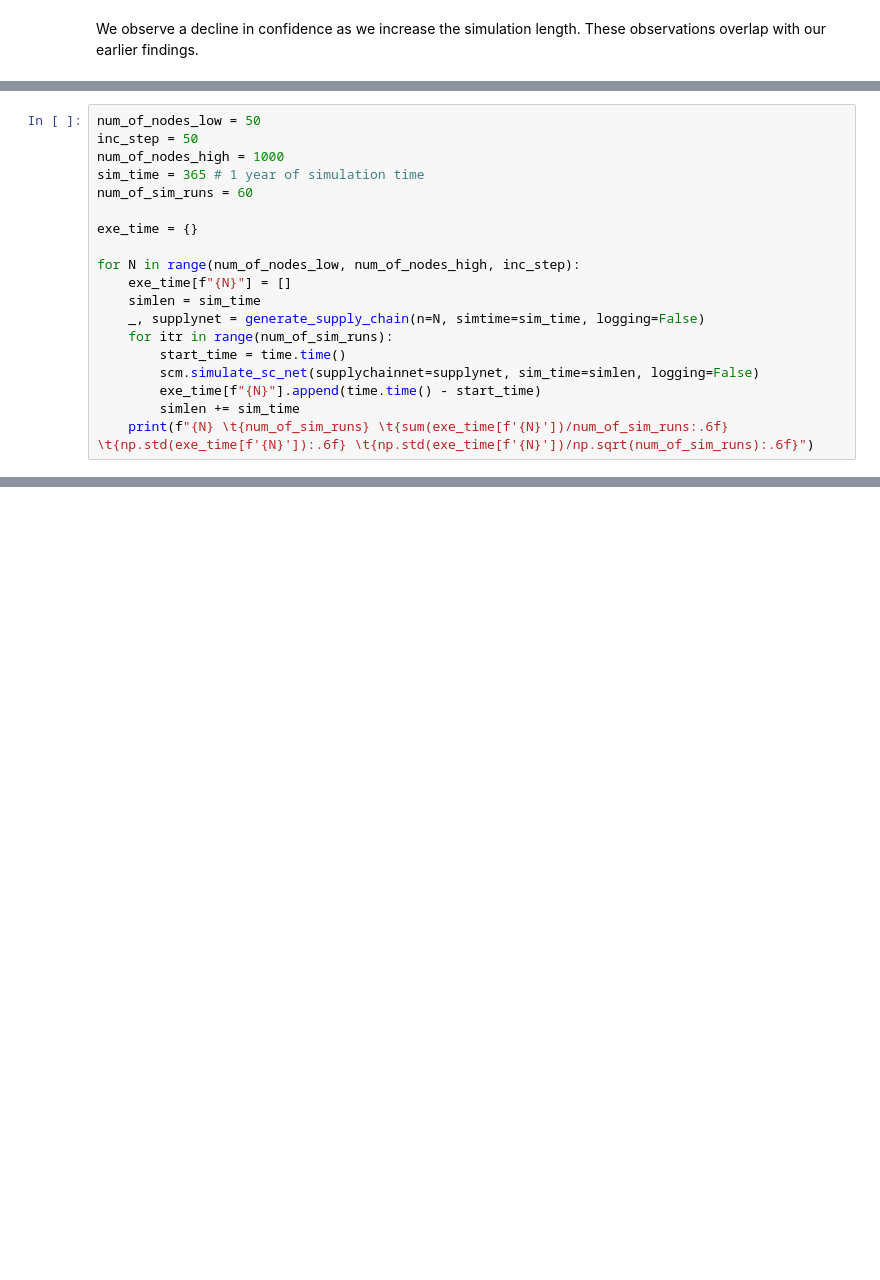
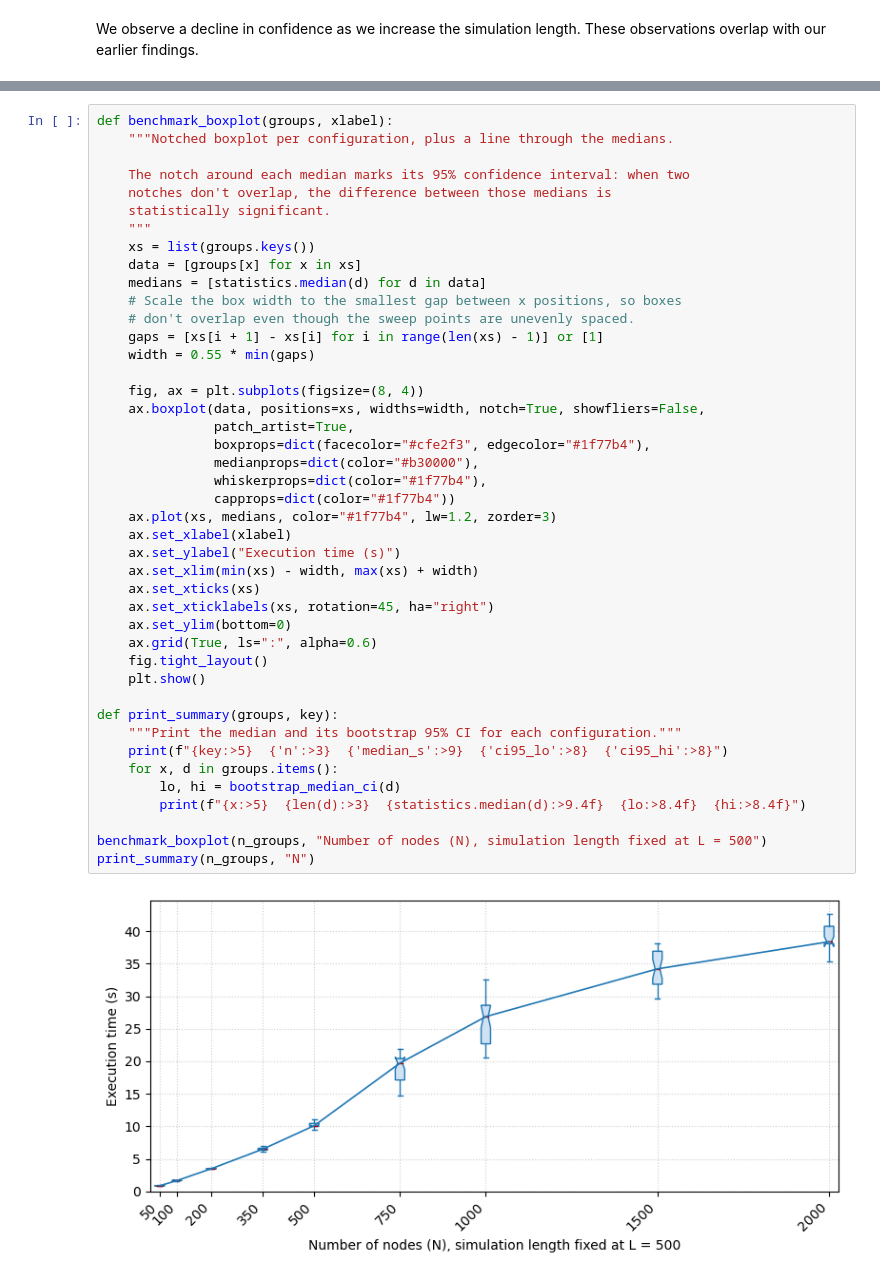
Before and after one commit to SupplyChainSimulation/SupplyNetPy, a Jupyter notebook: examples/notebooks/performance_ana.ipynb, the cells around one changed output, grey strips where cells are left out. Drawn from its saved outputs; the diff is of its cells as text; blank space fills up the shorter version.

```diff
--- a/examples/notebooks/performance_ana.ipynb
+++ b/examples/notebooks/performance_ana.ipynb
@@ -367,19 +288,0 @@ Based on our previous observations, let us create and use a single supply chain
-# %%
-num_of_nodes_low = 50
-inc_step = 50
-num_of_nodes_high = 1000
-sim_time = 365 # 1 year of simulation time
-num_of_sim_runs = 60
-
-exe_time = {}
-
-for N in range(num_of_nodes_low, num_of_nodes_high, inc_step):
-    exe_time[f"{N}"] = []
-    simlen = sim_time
-    _, supplynet = generate_supply_chain(n=N, simtime=sim_time, logging=False)
-    for itr in range(num_of_sim_runs):
-        start_time = time.time()
-        scm.simulate_sc_net(supplychainnet=supplynet, sim_time=simlen, logging=False)
-        exe_time[f"{N}"].append(time.time() - start_time)
-        simlen += sim_time
-    print(f"{N} \t{num_of_sim_runs} \t{sum(exe_time[f'{N}'])/num_of_sim_runs:.6f} \t{np.std(exe_time[f'{N}']):.6f} \t{np.std(exe_time[f'{N}'])/np.sqrt(num_of_sim_runs):.6f}")
@@ -419,0 +345,45 @@ plt.show()
+# %%
+def benchmark_boxplot(groups, xlabel):
+    """Notched boxplot per configuration, plus a line through the medians.
+
+    The notch around each median marks its 95% confidence interval: when two
+    notches don't overlap, the difference between those medians is
+    statistically significant.
+    """
+    xs = list(groups.keys())
+    data = [groups[x] for x in xs]
+    medians = [statistics.median(d) for d in data]
+    # Scale the box width to the smallest gap between x positions, so boxes
+    # don't overlap even though the sweep points are unevenly spaced.
+    gaps = [xs[i + 1] - xs[i] for i in range(len(xs) - 1)] or [1]
+    width = 0.55 * min(gaps)
+
+    fig, ax = plt.subplots(figsize=(8, 4))
+    ax.boxplot(data, positions=xs, widths=width, notch=True, showfliers=False,
+               patch_artist=True,
+               boxprops=dict(facecolor="#cfe2f3", edgecolor="#1f77b4"),
+               medianprops=dict(color="#b30000"),
+               whiskerprops=dict(color="#1f77b4"),
+               capprops=dict(color="#1f77b4"))
+    ax.plot(xs, medians, color="#1f77b4", lw=1.2, zorder=3)
+    ax.set_xlabel(xlabel)
+    ax.set_ylabel("Execution time (s)")
+    ax.set_xlim(min(xs) - width, max(xs) + width)
+    ax.set_xticks(xs)
+    ax.set_xticklabels(xs, rotation=45, ha="right")
+    ax.set_ylim(bottom=0)
+    ax.grid(True, ls=":", alpha=0.6)
+    fig.tight_layout()
+    plt.show()
+
+def print_summary(groups, key):
+    """Print the median and its bootstrap 95% CI for each configuration."""
+    print(f"{key:>5}  {'n':>3}  {'median_s':>9}  {'ci95_lo':>8}  {'ci95_hi':>8}")
+    for x, d in groups.items():
+        lo, hi = bootstrap_median_ci(d)
+        print(f"{x:>5}  {len(d):>3}  {statistics.median(d):>9.4f}  {lo:>8.4f}  {hi:>8.4f}")
+
+benchmark_boxplot(n_groups, "Number of nodes (N), simulation length fixed at L = 500")
+print_summary(n_groups, "N")
+# %% [output]
+[figure, added]
```
Also changed, not shown: parts of 10 cells of this notebook, 5 other files.
